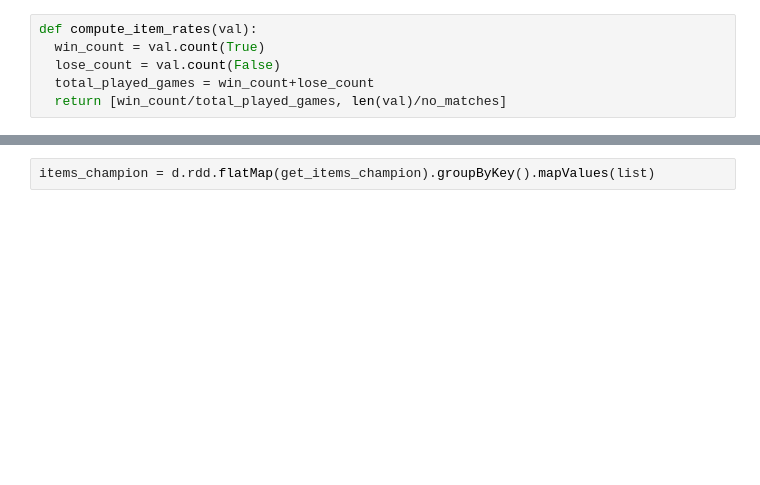
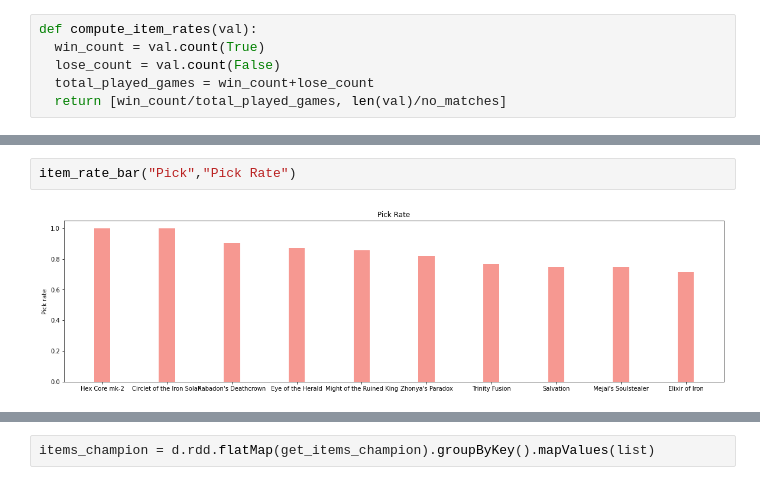
Before and after one commit to melsayed-7/League-of-legends_Bigdata, a Jupyter notebook: Bigdata_miniprojects.ipynb, the cells around one changed output, grey strips where cells are left out. Cells and saved outputs as stored; diff of their text form; blank space fills up the shorter version.

```diff
--- a/Bigdata_miniprojects.ipynb
+++ b/Bigdata_miniprojects.ipynb
@@ -276,0 +365,4 @@ item       win_rate        pick_rate
+# %%
+item_rate_bar("Pick","Pick Rate")
+# %% [output]
+[figure, added]
```
Also changed, not shown: parts of 66 cells of this notebook.
